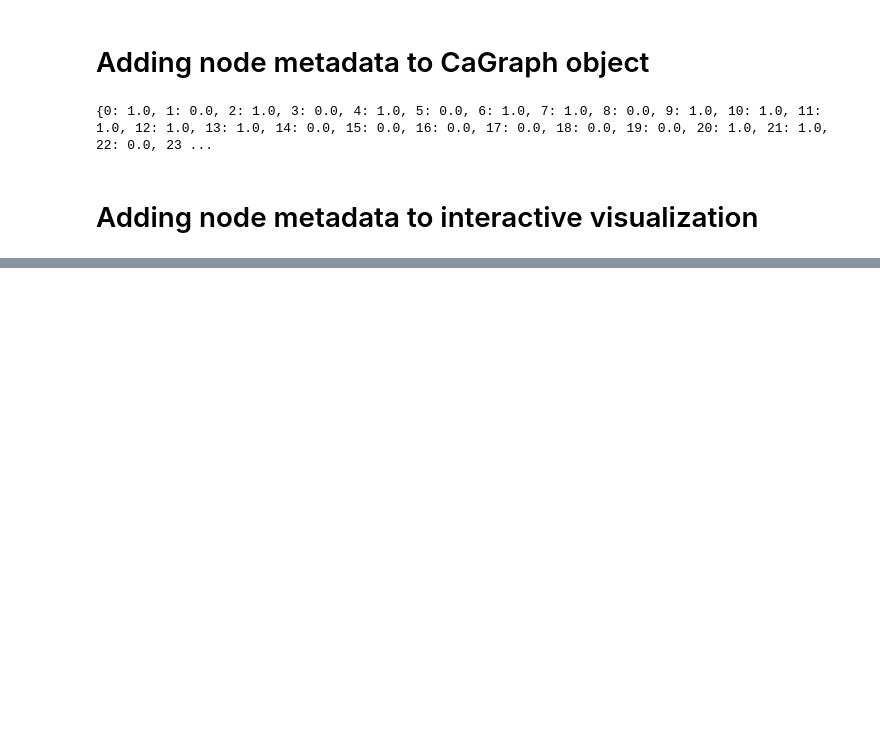
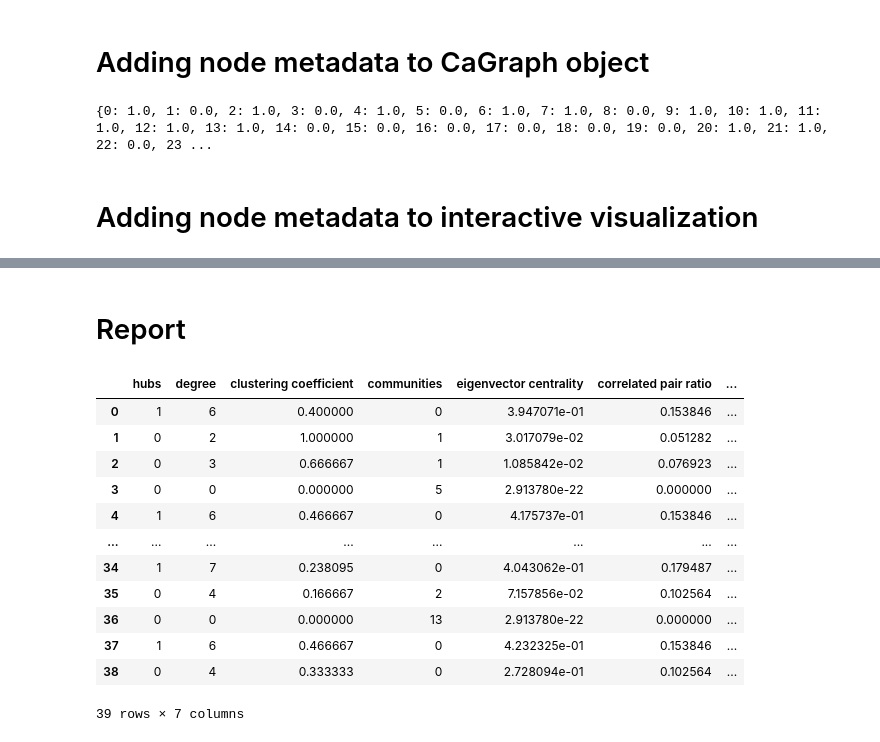
Before and after one commit to vporubsky/CaGraph, a Jupyter notebook: cagraph_tutorial.ipynb, the cells around one changed output, grey strips where cells are left out. Saved outputs shown, nothing was run; the diff lists cells and outputs as text; code cells hidden in the pictures; blank space fills up the shorter version.

```diff
--- a/cagraph_tutorial.ipynb
+++ b/cagraph_tutorial.ipynb
@@ -192,3 +192,23 @@ Loading BokehJS ...
 [interactive output not drawn]
 [interactive output not drawn]
 [interactive output not drawn]
+# %% [markdown]
+# Report <a class="anchor" id="report"></a>
+# %%
+graph = CaGraph(data=data)
+report = graph.get_report()
+display(report)
+# %% [output]
+|  | hubs | degree | clustering coefficient | communities | eigenvector centrality | correlated pair ratio | ... |
+| 0 | 1 | 6 | 0.400000 | 0 | 3.947071e-01 | 0.153846 | ... |
+| 1 | 0 | 2 | 1.000000 | 1 | 3.017079e-02 | 0.051282 | ... |
+| 2 | 0 | 3 | 0.666667 | 1 | 1.085842e-02 | 0.076923 | ... |
+| 3 | 0 | 0 | 0.000000 | 5 | 2.913780e-22 | 0.000000 | ... |
+| 4 | 1 | 6 | 0.466667 | 0 | 4.175737e-01 | 0.153846 | ... |
+| ... | ... | ... | ... | ... | ... | ... | ... |
+| 34 | 1 | 7 | 0.238095 | 0 | 4.043062e-01 | 0.179487 | ... |
+| 35 | 0 | 4 | 0.166667 | 2 | 7.157856e-02 | 0.102564 | ... |
+| 36 | 0 | 0 | 0.000000 | 13 | 2.913780e-22 | 0.000000 | ... |
+| 37 | 1 | 6 | 0.466667 | 0 | 4.232325e-01 | 0.153846 | ... |
+| 38 | 0 | 4 | 0.333333 | 0 | 2.728094e-01 | 0.102564 | ... |
+39 rows × 7 columns
```
Also changed, not shown: parts of 6 cells of this notebook, 2 other files.
